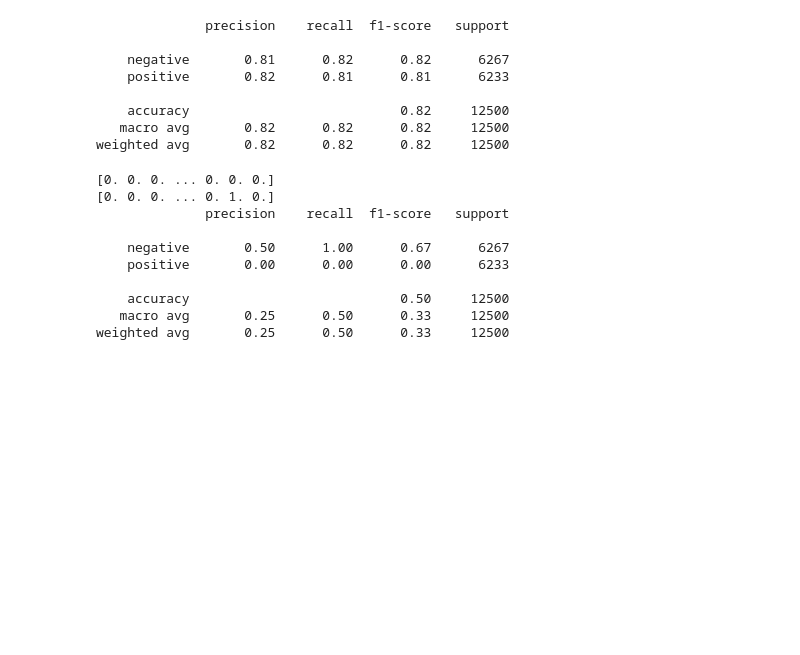
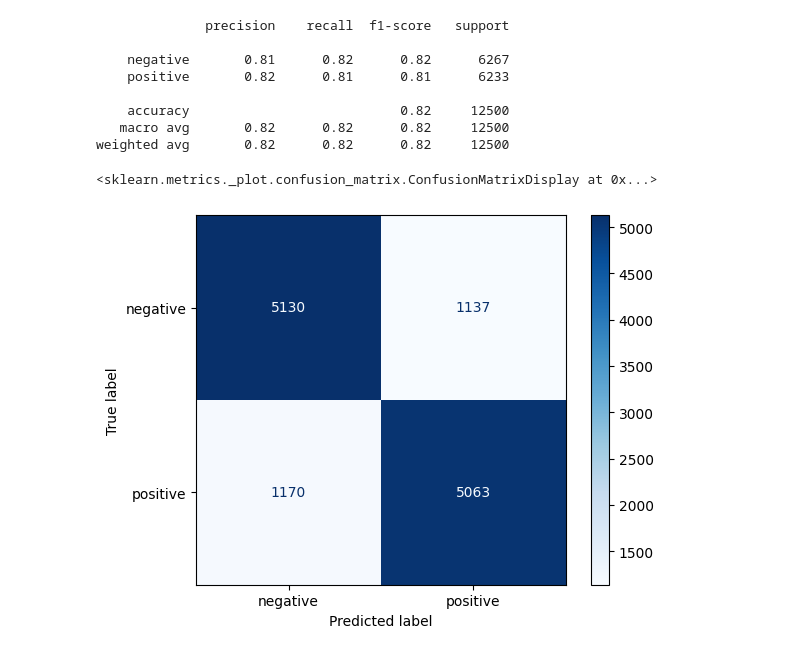
Before and after one commit to fxGRDN/ml-laby, a Jupyter notebook: list8.ipynb, the cells around one changed output. Drawn from its saved outputs; the diff is of its cells as text; code cells hidden in the pictures; blank space fills up the shorter version.

```diff
--- a/list8.ipynb
+++ b/list8.ipynb
@@ -76,26 +76,16 @@ model = SentenceTransformer("all-MiniLM-L6-v2", device=device)
 cache_dir = Path("data")
 train_cache = cache_dir / "imdb_train_encoded"
 test_cache = cache_dir / "imdb_test_encoded"
-val_cache = cache_dir / "imdb_val_encoded"
 
 
 if train_cache.exists() and test_cache.exists():
     train_encoded = load_from_disk(train_cache.as_posix())
     test_encoded = load_from_disk(test_cache.as_posix())
-    val_encoded = load_from_disk(val_cache.as_posix())
 else:
     cache_dir.mkdir(parents=True, exist_ok=True)
-    split_dataset = dataset["test"].train_test_split(test_size=0.5, seed=42)
-    val_dataset = split_dataset["train"]
-    test_dataset = split_dataset["test"]
 
     train_encoded = dataset['train'].map(encode_batch, batched=True, batch_size=64)
-    test_encoded = test_dataset.map(encode_batch, batched=True, batch_size=64)
-    val_encoded = val_dataset.map(encode_batch, batched=True, batch_size=64)
+    test_encoded = dataset['test'].map(encode_batch, batched=True, batch_size=64)
 
     train_encoded.save_to_disk(train_cache.as_posix())
     test_encoded.save_to_disk(test_cache.as_posix())
-    val_encoded.save_to_disk(val_cache.as_posix())
-
-for split in (train_encoded, val_encoded, test_encoded):
-    split.set_format(type="torch", columns=["embedding", "label"])
@@ -201,15 +92,15 @@ Epoch 5/5, Loss: 0.3015, Val Accuracy: 0.4116
 # %%
-clf_2 = LogisticRegression(max_iter=1000)
+clf = LogisticRegression(max_iter=1000)
 
-X_train = np.array([emb.cpu().numpy() for emb in train_encoded["embedding"]])
+X_train = np.array([emb for emb in train_encoded["embedding"]])
 y_train = np.array(train_encoded["label"])
-clf_2.fit(X_train, y_train)
+clf.fit(X_train, y_train)
 
-X_test = np.array([emb.cpu().numpy() for emb in test_encoded["embedding"]])
+X_test = np.array([emb for emb in test_encoded["embedding"]])
 y_test = np.array(test_encoded["label"])
-y_pred_2 = clf_2.predict(X_test)
+y_pred = clf.predict(X_test)
 
-print(classification_report(y_test, y_pred_2, target_names=["negative", "positive"]))
+print(classification_report(y_test, y_pred, target_names=["negative", "positive"]))
 # %% [output]
               precision    recall  f1-score   support
 
@@ -219,16 +110,10 @@ print(classification_report(y_test, y_pred_2, target_names=["negative", "positiv
     accuracy                           0.82     12500
    macro avg       0.82      0.82      0.82     12500
 weighted avg       0.82      0.82      0.82     12500
-# %%
-print(test(clf, test_loader))
-# %% [output]
-[0. 0. 0. ... 0. 0. 0.]
-[0. 0. 0. ... 0. 1. 0.]
-              precision    recall  f1-score   support
-
-    negative       0.50      1.00      0.67      6267
-    positive       0.00      0.00      0.00      6233
-
-    accuracy                           0.50     12500
-   macro avg       0.25      0.50      0.33     12500
-weighted avg       0.25      0.50      0.33     12500
+# %%
+conf_matrix = confusion_matrix(y_test, y_pred)
+disp = ConfusionMatrixDisplay(confusion_matrix=conf_matrix, display_labels=["negative", "positive"])
+disp.plot(cmap="Blues")
+# %% [output]
+<sklearn.metrics._plot.confusion_matrix.ConfusionMatrixDisplay at 0x...>
+[figure, added]
```
Also changed, not shown: parts of 7 cells of this notebook, 3 other files.
